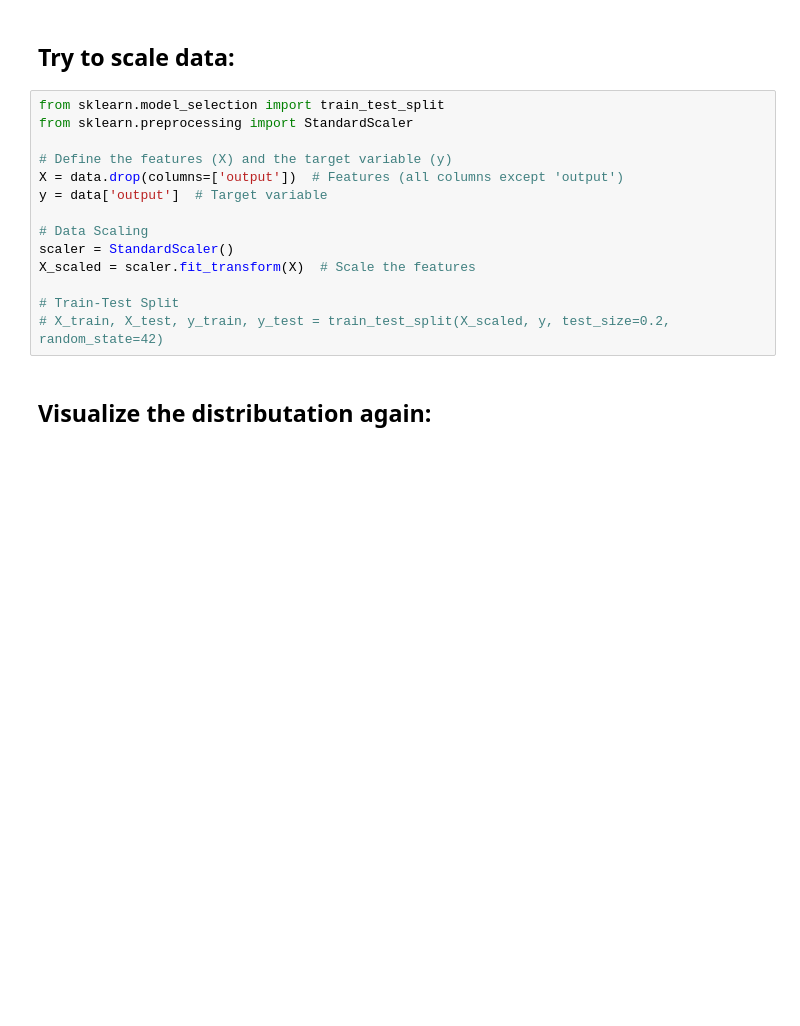
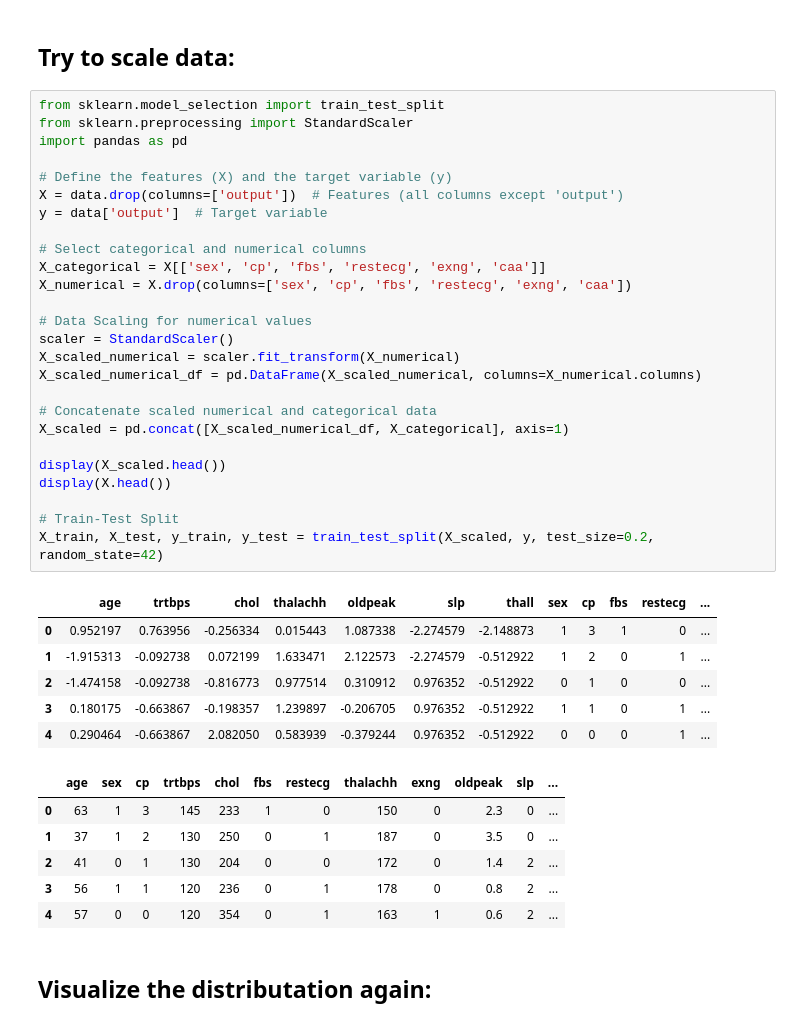
Before and after one commit to TimeLegend35/ml_group4_heart_attack, a Jupyter notebook: tobi.ipynb, the cells around one changed output. Saved outputs shown, nothing was run; the diff lists cells and outputs as text; blank space fills up the shorter version.

```diff
--- a/tobi.ipynb
+++ b/tobi.ipynb
@@ -86,17 +86,42 @@ plt.show()
 # %%
 from sklearn.model_selection import train_test_split
 from sklearn.preprocessing import StandardScaler
+import pandas as pd
 
 # Define the features (X) and the target variable (y)
 X = data.drop(columns=['output'])  # Features (all columns except 'output')
 y = data['output']  # Target variable
 
-# Data Scaling
+# Select categorical and numerical columns
+X_categorical = X[['sex', 'cp', 'fbs', 'restecg', 'exng', 'caa']]
+X_numerical = X.drop(columns=['sex', 'cp', 'fbs', 'restecg', 'exng', 'caa'])
+
+# Data Scaling for numerical values
 scaler = StandardScaler()
-X_scaled = scaler.fit_transform(X)  # Scale the features
+X_scaled_numerical = scaler.fit_transform(X_numerical)
+X_scaled_numerical_df = pd.DataFrame(X_scaled_numerical, columns=X_numerical.columns)
+
+# Concatenate scaled numerical and categorical data
+X_scaled = pd.concat([X_scaled_numerical_df, X_categorical], axis=1)
+
+display(X_scaled.head())
+display(X.head())
 
 # Train-Test Split
-# X_train, X_test, y_train, y_test = train_test_split(X_scaled, y, test_size=0.2, random_state=42)
+X_train, X_test, y_train, y_test = train_test_split(X_scaled, y, test_size=0.2, random_state=42)
+# %% [output]
+|  | age | trtbps | chol | thalachh | oldpeak | slp | thall | sex | cp | fbs | restecg | ... |
+| 0 | 0.952197 | 0.763956 | -0.256334 | 0.015443 | 1.087338 | -2.274579 | -2.148873 | 1 | 3 | 1 | 0 | ... |
+| 1 | -1.915313 | -0.092738 | 0.072199 | 1.633471 | 2.122573 | -2.274579 | -0.512922 | 1 | 2 | 0 | 1 | ... |
+| 2 | -1.474158 | -0.092738 | -0.816773 | 0.977514 | 0.310912 | 0.976352 | -0.512922 | 0 | 1 | 0 | 0 | ... |
+| 3 | 0.180175 | -0.663867 | -0.198357 | 1.239897 | -0.206705 | 0.976352 | -0.512922 | 1 | 1 | 0 | 1 | ... |
+| 4 | 0.290464 | -0.663867 | 2.082050 | 0.583939 | -0.379244 | 0.976352 | -0.512922 | 0 | 0 | 0 | 1 | ... |
+|  | age | sex | cp | trtbps | chol | fbs | restecg | thalachh | exng | oldpeak | slp | ... |
+| 0 | 63 | 1 | 3 | 145 | 233 | 1 | 0 | 150 | 0 | 2.3 | 0 | ... |
+| 1 | 37 | 1 | 2 | 130 | 250 | 0 | 1 | 187 | 0 | 3.5 | 0 | ... |
+| 2 | 41 | 0 | 1 | 130 | 204 | 0 | 0 | 172 | 0 | 1.4 | 2 | ... |
+| 3 | 56 | 1 | 1 | 120 | 236 | 0 | 1 | 178 | 0 | 0.8 | 2 | ... |
+| 4 | 57 | 0 | 0 | 120 | 354 | 0 | 1 | 163 | 1 | 0.6 | 2 | ... |
 # %% [markdown]
 ## Visualize the distributation again:
 # %%
```
Also changed, not shown: parts of 4 cells of this notebook.
